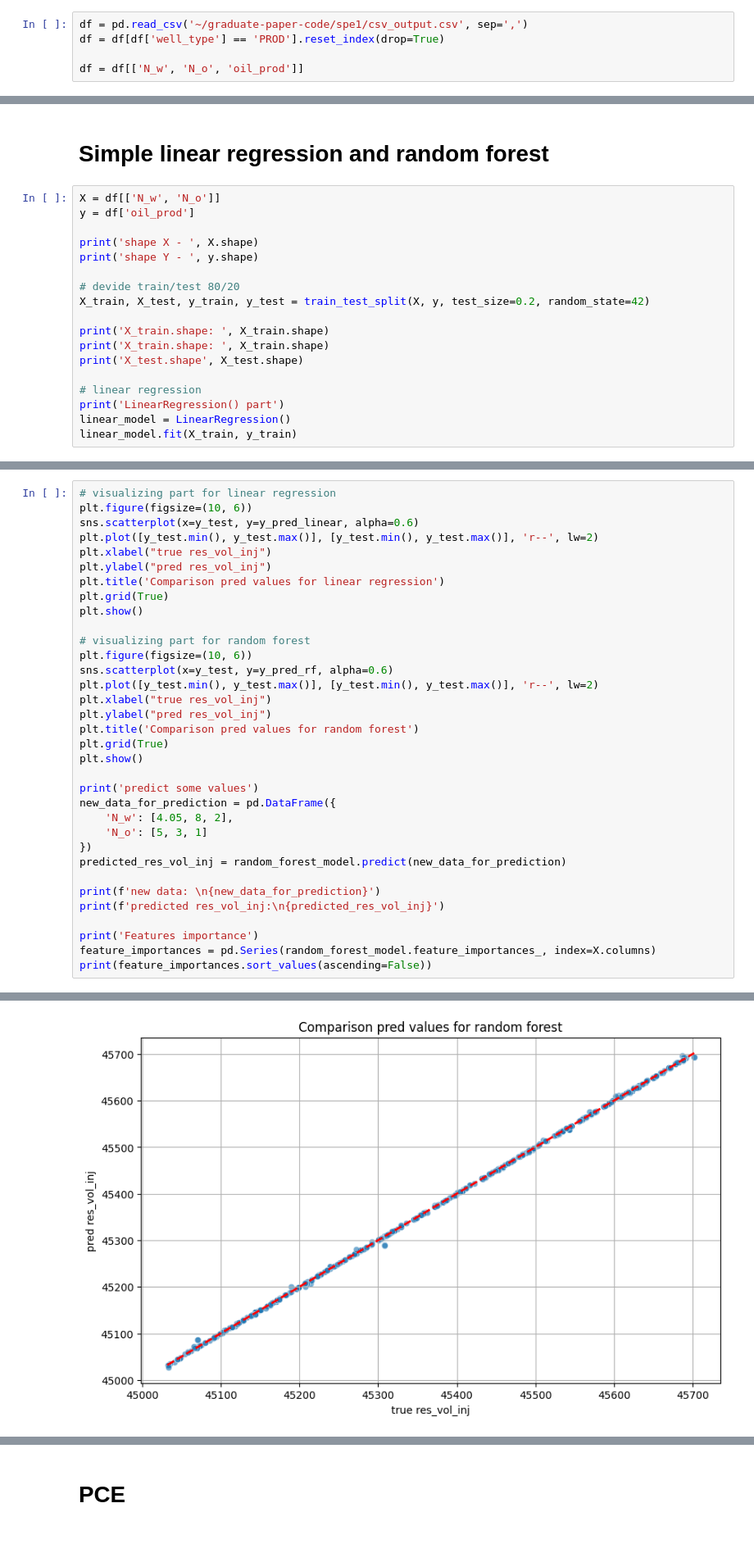
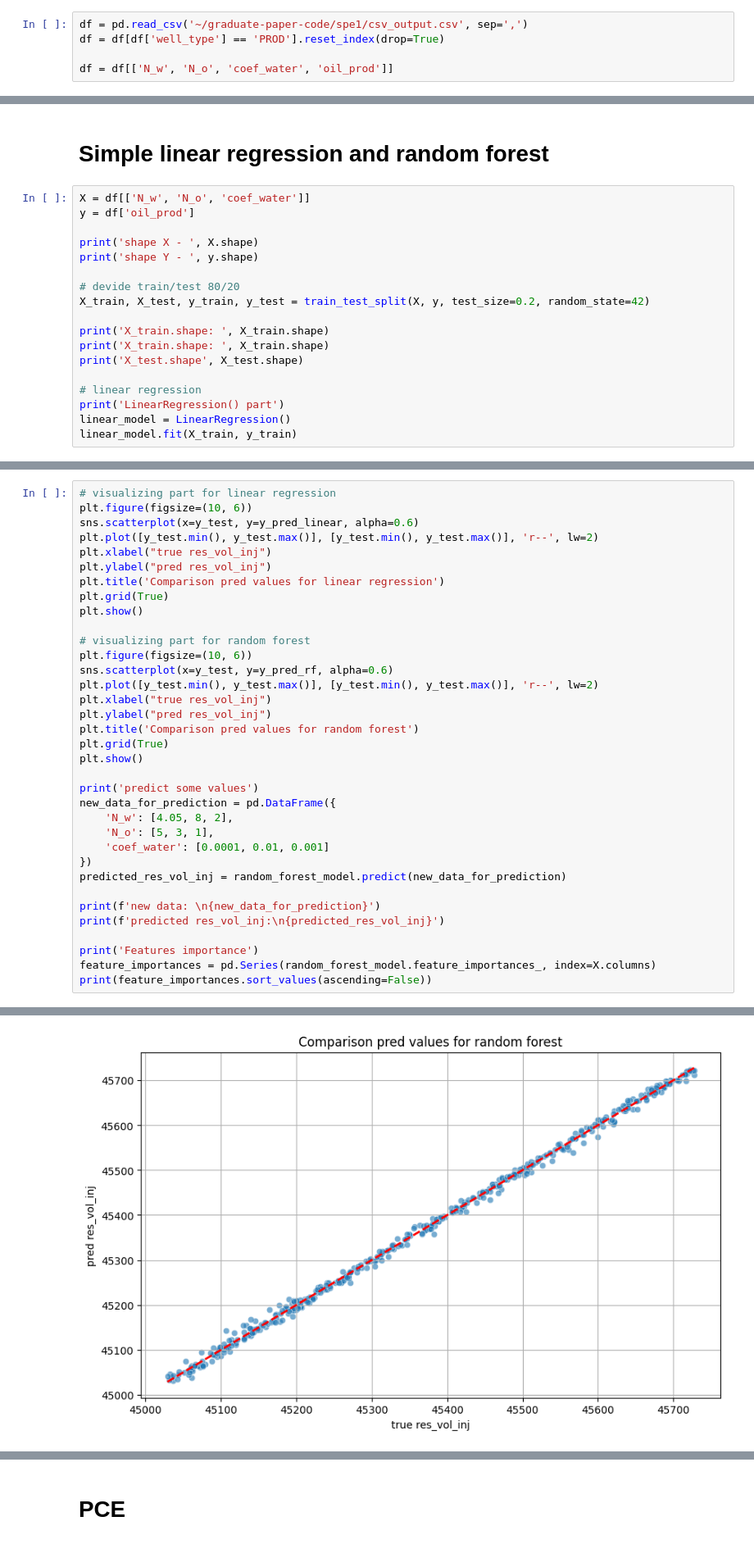
Before and after one commit to DmitrySavinskikh/graduate-paper-code, a Jupyter notebook: ml_part.ipynb, the cells around one changed output, grey strips where cells are left out. Shown at 82% size. Cells and saved outputs as stored; diff of their text form.

```diff
--- a/ml_part.ipynb
+++ b/ml_part.ipynb
@@ -11,7 +11,7 @@ import seaborn as sns
 df = pd.read_csv('~/graduate-paper-code/spe1/csv_output.csv', sep=',')
 df = df[df['well_type'] == 'PROD'].reset_index(drop=True)
 
-df = df[['N_w', 'N_o', 'oil_prod']]
+df = df[['N_w', 'N_o', 'coef_water', 'oil_prod']]
 # %%
 df
 # %% [output]
@@ -43,7 +45,7 @@ df.describe()
 # %% [markdown]
 # Simple linear regression and random forest
 # %%
-X = df[['N_w', 'N_o']]
+X = df[['N_w', 'N_o', 'coef_water']]
 y = df['oil_prod']
 
 print('shape X - ', X.shape)
@@ -137,7 +139,8 @@ plt.show()
 print('predict some values')
 new_data_for_prediction = pd.DataFrame({
     'N_w': [4.05, 8, 2],
-    'N_o': [5, 3, 1]
+    'N_o': [5, 3, 1],
+    'coef_water': [0.0001, 0.01, 0.001]
 })
 predicted_res_vol_inj = random_forest_model.predict(new_data_for_prediction)
 
@@ -152,3 +155,3 @@ print(feature_importances.sort_values(ascending=False))
-[figure, old version]
+[figure, new version]
 predict some values
 new data:
```
Also changed, not shown: parts of 8 cells of this notebook, 4 other files.
